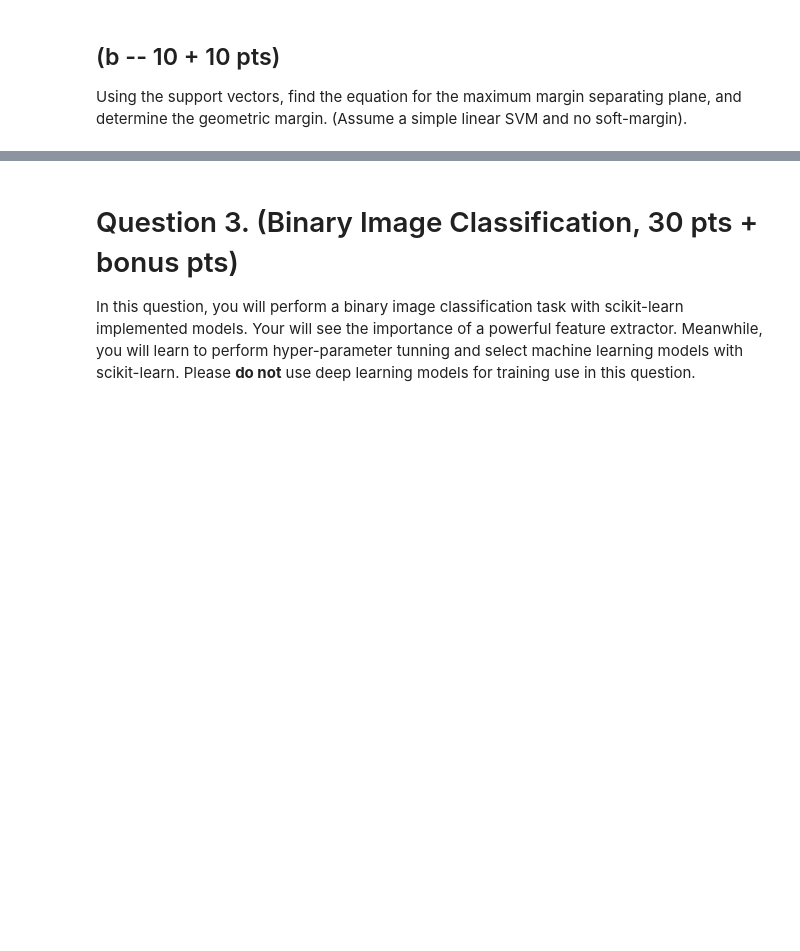
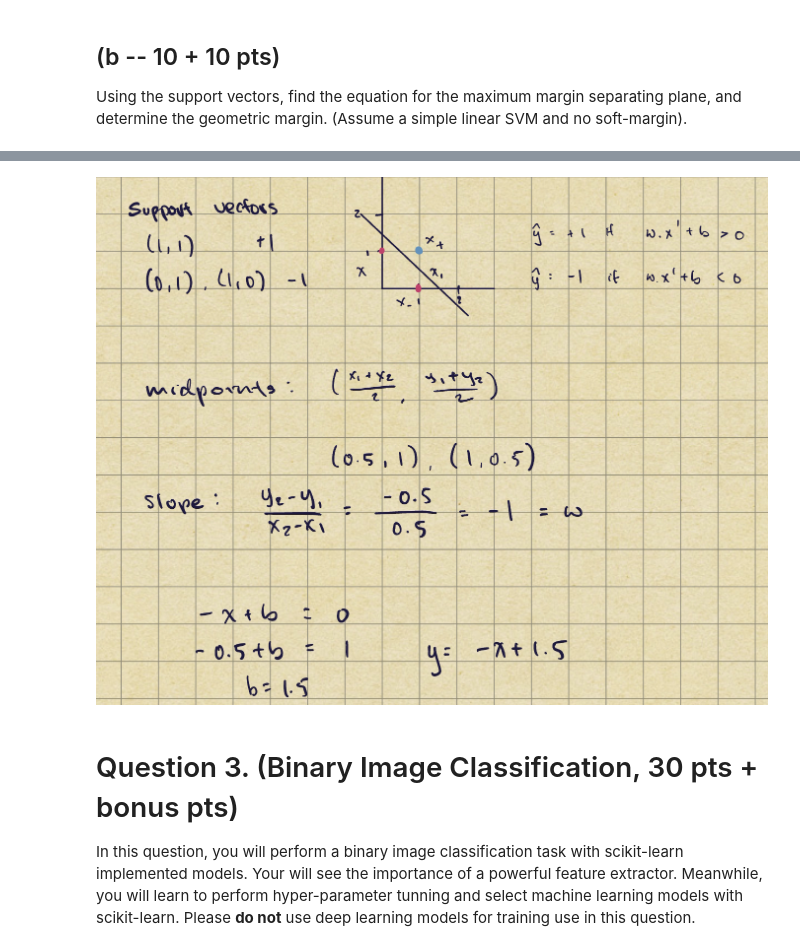
Before and after one commit to richsi/CSE142, a Jupyter notebook: Assignment3/Assignment3_CSE142.ipynb, the cells around one changed output, grey strips where cells are left out. Saved outputs shown, nothing was run; the diff lists cells and outputs as text; code cells hidden in the pictures; blank space fills up the shorter version.

```diff
--- a/Assignment3/Assignment3_CSE142.ipynb
+++ b/Assignment3/Assignment3_CSE142.ipynb
@@ -109,7 +144,9 @@ Using the support vectors, find the equation for the maximum margin separating p
 # %%
 from IPython.display import Image
 # Replace the figure name
-# Image(filename='sample.png')
+Image(filename='142.2b.png')
+# %% [output]
+[figure, added]
 # %% [markdown]
 # Question 3. (Binary Image Classification, 30 pts + bonus pts)
 
```
Also changed, not shown: parts of 5 cells of this notebook, 1 other file.
